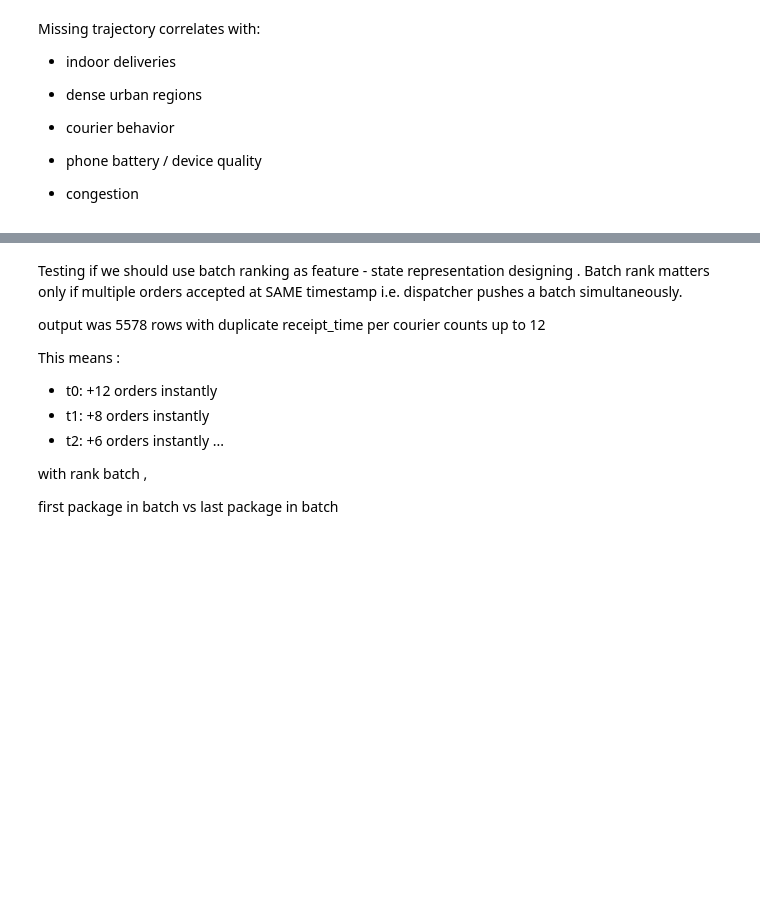
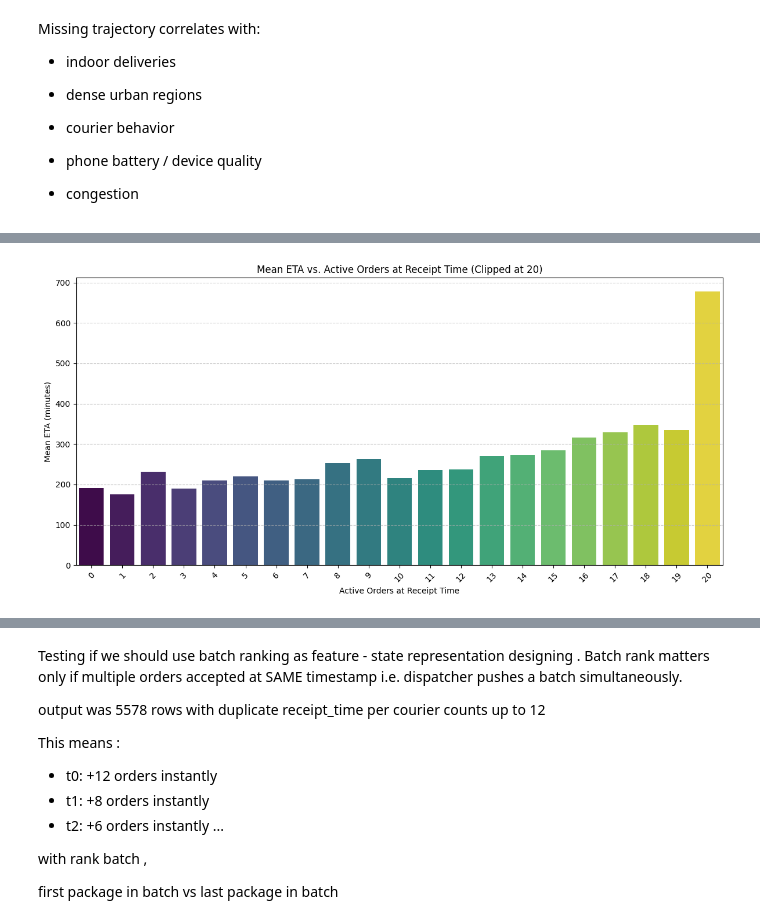
Before and after one commit to aymuos/starship, a Jupyter notebook: fundamental_EDA/actuallyWorking/feature_creator.ipynb, the cells around one changed output, grey strips where cells are left out. Saved outputs shown, nothing was run; the diff lists cells and outputs as text; code cells hidden in the pictures; blank space fills up the shorter version.

```diff
--- a/fundamental_EDA/actuallyWorking/feature_creator.ipynb
+++ b/fundamental_EDA/actuallyWorking/feature_creator.ipynb
@@ -567,0 +630,23 @@ features = features.with_columns([
+# %%
+import matplotlib.pyplot as plt
+import seaborn as sns
+
+# Re-create the aggregated DataFrame for plotting
+plot_df = features.group_by(
+    pl.col("active_orders_at_receipt_time").clip(upper_bound=20)
+).agg(
+    pl.mean("eta_mins").alias("mean_eta"),
+    pl.len().alias("n")
+).sort("active_orders_at_receipt_time").to_pandas()
+
+plt.figure(figsize=(12, 6))
+sns.barplot(x="active_orders_at_receipt_time", y="mean_eta", data=plot_df, palette="viridis", hue="active_orders_at_receipt_time", legend=False)
+plt.title('Mean ETA vs. Active Orders at Receipt Time (Clipped at 20)')
+plt.xlabel('Active Orders at Receipt Time')
+plt.ylabel('Mean ETA (minutes)')
+plt.xticks(rotation=45)
+plt.grid(axis='y', linestyle='--', alpha=0.7)
+plt.tight_layout()
+plt.show()
+# %% [output]
+[figure, added]
```
Also changed, not shown: parts of 5 cells of this notebook.
